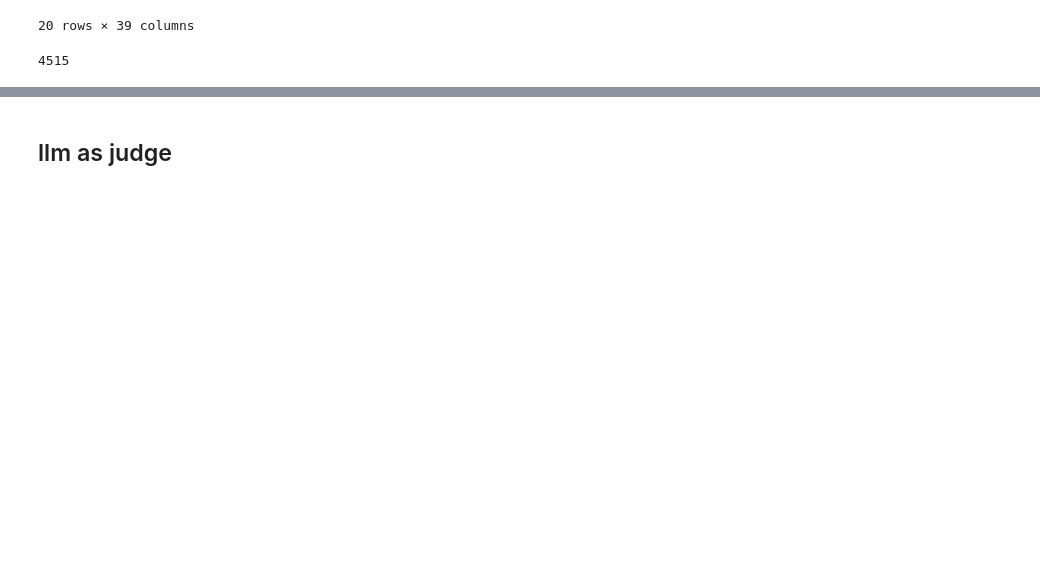
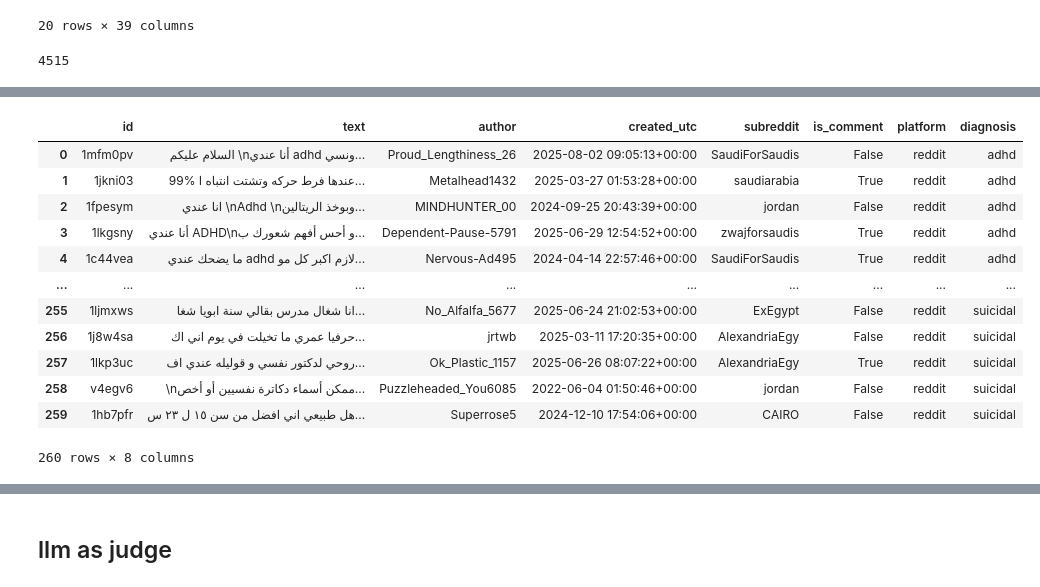
Before and after one commit to Zirikly-lab/carma, a Jupyter notebook: data-prep.ipynb, the cells around one changed output, grey strips where cells are left out. Cells and saved outputs as stored; diff of their text form; code cells hidden in the pictures; blank space fills up the shorter version.

```diff
--- a/data-prep.ipynb
+++ b/data-prep.ipynb
@@ -84,0 +87,37 @@ sample_df.to_csv("data/metadata/twitter-sample.csv", index=False)
+# %%
+import pandas as pd
+from pathlib import Path
+
+Path("data/metadata").mkdir(parents=True, exist_ok=True)
+
+r = r.copy()
+r.columns = r.columns.str.strip().str.lower()
+
+
+r['is_comment'] = r['content_type'].fillna('').astype(str).str.lower().eq('comment')
+
+r_df = r[['post_id', 'text', 'author', 'created_utc', 'subreddit', 'is_comment', 'diagnosis']].rename(columns={
+    'post_id': 'id'
+})
+
+r_df['platform'] = 'reddit'
+
+cols = ['id', 'text', 'author', 'created_utc', 'subreddit', 'is_comment', 'diagnosis', 'platform']
+
+r_df['created_utc'] = pd.to_datetime(r_df['created_utc'], utc=True, errors='coerce')
+
+condition_counts_r = r_df['diagnosis'].value_counts()
+valid_conditions = condition_counts_r[condition_counts_r >= 50].index
+r_df = r_df[r_df['diagnosis'].isin(valid_conditions)]
+
+
+r_df.to_csv("data/metadata/majority-vote-reddit.csv", index=False)
+
+sample_df = (
+    r_df.dropna(subset=['diagnosis'])
+    .groupby('diagnosis', group_keys=False)
+    .apply(lambda d: d.sample(n=min(20, len(d)), random_state=42).assign(diagnosis=d.name))
+            .reset_index(drop=True)
+)
+
+sample_df.to_csv("data/metadata/reddit-sample.csv", index=False)
@@ -85 +140,17 @@ sample_df.to_csv("data/metadata/twitter-sample.csv", index=False)
+# %%
+sample_df
+# %% [output]
+|  | id | text | author | created_utc | subreddit | is_comment | platform | diagnosis |
+| 0 | 1mfm0pv | السلام عليكم \nأنا عندي adhd ونسي... | Proud_Lengthiness_26 | 2025-08-02 09:05:13+00:00 | SaudiForSaudis | False | reddit | adhd |
+| 1 | 1jkni03 | 99% عندها فرط حركه وتشتت انتباه ا... | Metalhead1432 | 2025-03-27 01:53:28+00:00 | saudiarabia | True | reddit | adhd |
+| 2 | 1fpesym | انا عندي \nAdhd \nوبوخذ الريتالين... | MINDHUNTER_00 | 2024-09-25 20:43:39+00:00 | jordan | False | reddit | adhd |
+| 3 | 1lkgsny | أنا عندي ADHD\nو أحس أفهم شعورك ب... | Dependent-Pause-5791 | 2025-06-29 12:54:52+00:00 | zwajforsaudis | True | reddit | adhd |
+| 4 | 1c44vea | ما يضحك عندي adhd لازم اكبر كل مو... | Nervous-Ad495 | 2024-04-14 22:57:46+00:00 | SaudiForSaudis | True | reddit | adhd |
+| ... | ... | ... | ... | ... | ... | ... | ... | ... |
+| 255 | 1ljmxws | انا شغال مدرس بقالي سنة ابويا شغا... | No_Alfalfa_5677 | 2025-06-24 21:02:53+00:00 | ExEgypt | False | reddit | suicidal |
+| 256 | 1j8w4sa | حرفيا عمري ما تخيلت في يوم اني اك... | jrtwb | 2025-03-11 17:20:35+00:00 | AlexandriaEgy | False | reddit | suicidal |
+| 257 | 1lkp3uc | روحي لدكتور نفسي و قوليله عندي اف... | Ok_Plastic_1157 | 2025-06-26 08:07:22+00:00 | AlexandriaEgy | True | reddit | suicidal |
+| 258 | v4egv6 | \nممكن أسماء دكاترة نفسيين أو أخص... | Puzzleheaded_You6085 | 2022-06-04 01:50:46+00:00 | jordan | False | reddit | suicidal |
+| 259 | 1hb7pfr | هل طبيعي اني افضل من سن ١٥ ل ٢٣ س... | Superrose5 | 2024-12-10 17:54:06+00:00 | CAIRO | False | reddit | suicidal |
+260 rows × 8 columns
 # %%
```
Also changed, not shown: parts of 8 cells of this notebook, 32 other files.
